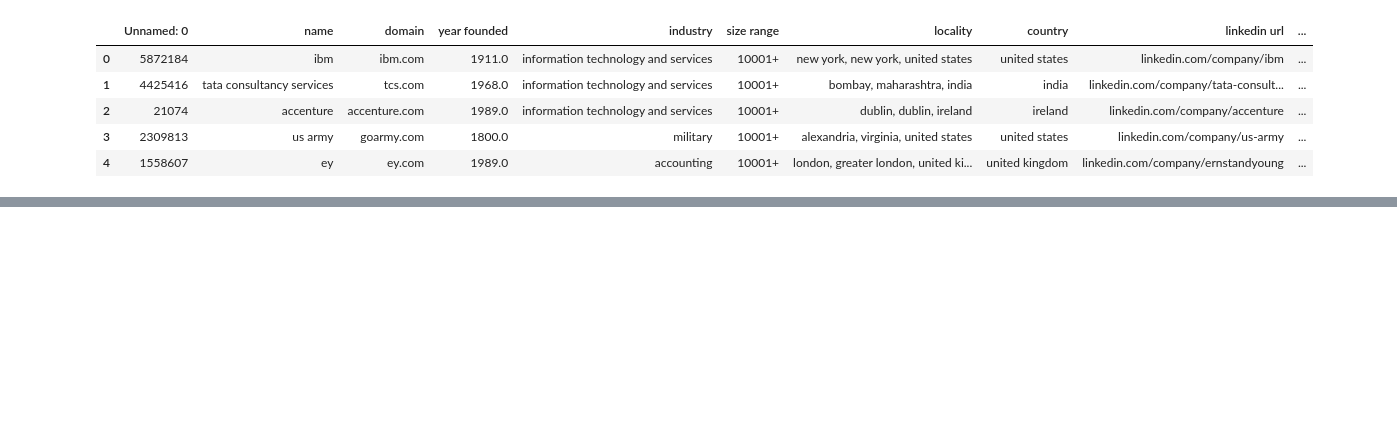
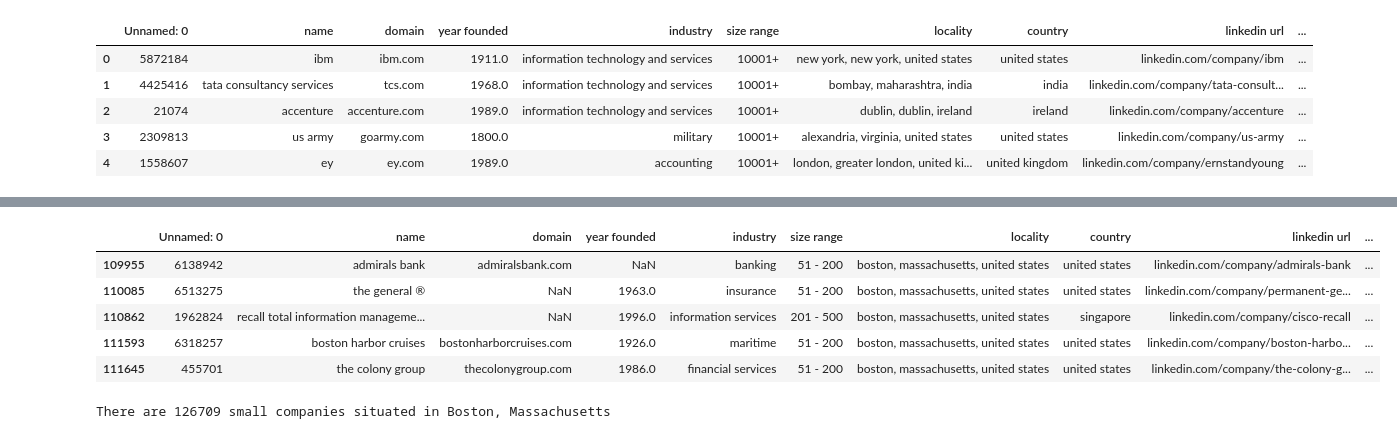
Before and after one commit to BU-Spark/ds-councilor-worrell-small-business, a Jupyter notebook: Deliverable1/companies.ipynb, the cells around one changed output, grey strips where cells are left out. Cells and saved outputs as stored; diff of their text form; code cells hidden in the pictures; blank space fills up the shorter version.

```diff
--- a/Deliverable1/companies.ipynb
+++ b/Deliverable1/companies.ipynb
@@ -17,0 +26,15 @@ df.head()
+# %%
+df = df.loc[(df["current employee estimate"] <= 100) & (df["locality"].str.contains("boston"))]
+
+df.head()
+# %% [output]
+|  | Unnamed: 0 | name | domain | year founded | industry | size range | locality | country | linkedin url | ... |
+| 109955 | 6138942 | admirals bank | admiralsbank.com | NaN | banking | 51 - 200 | boston, massachusetts, united states | united states | linkedin.com/company/admirals-bank | ... |
+| 110085 | 6513275 | the general ® | NaN | 1963.0 | insurance | 51 - 200 | boston, massachusetts, united states | united states | linkedin.com/company/permanent-ge... | ... |
+| 110862 | 1962824 | recall total information manageme... | NaN | 1996.0 | information services | 201 - 500 | boston, massachusetts, united states | singapore | linkedin.com/company/cisco-recall | ... |
+| 111593 | 6318257 | boston harbor cruises | bostonharborcruises.com | 1926.0 | maritime | 51 - 200 | boston, massachusetts, united states | united states | linkedin.com/company/boston-harbo... | ... |
+| 111645 | 455701 | the colony group | thecolonygroup.com | 1986.0 | financial services | 51 - 200 | boston, massachusetts, united states | united states | linkedin.com/company/the-colony-g... | ... |
+# %%
+print(f"There are {df.size} small companies situated in Boston, Massachusetts")
+# %% [output]
+There are 126709 small companies situated in Boston, Massachusetts
```
Also changed, not shown: parts of 7 cells of this notebook.
